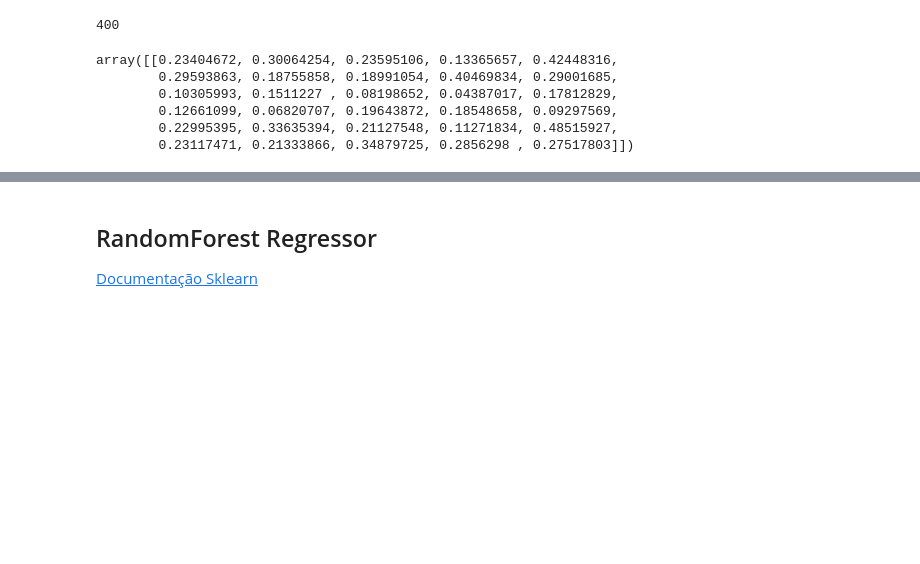
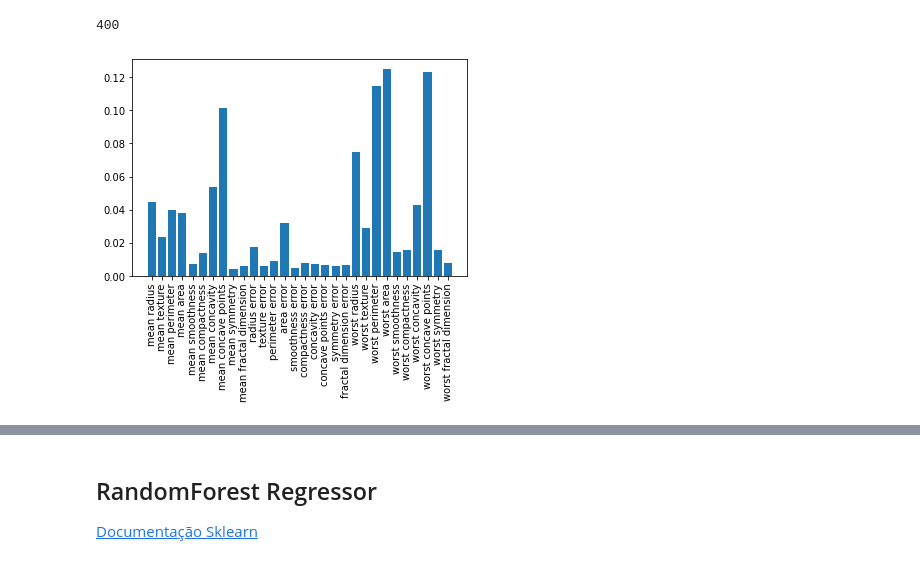
Before and after one commit to aulas-e-palestras/bsbr-modernos, a Jupyter notebook: notebooks/ensemble_methods_bagging.ipynb, the cells around one changed output, grey strips where cells are left out. Saved outputs shown, nothing was run; the diff lists cells and outputs as text; code cells hidden in the pictures; blank space fills up the shorter version.

```diff
--- a/notebooks/ensemble_methods_bagging.ipynb
+++ b/notebooks/ensemble_methods_bagging.ipynb
@@ -224,13 +238,8 @@ pipe_rf.named_steps['randomforestclassifier'].estimators_[:10]
 len(pipe_rf.named_steps['randomforestclassifier'].estimators_)
 # %% [output]
 400
-# %%
-x_test_scaled = pipe_rf.named_steps['minmaxscaler'].transform([x_test.iloc[0].values])
-x_test_scaled
-# %% [output]
-array([[0.23404672, 0.30064254, 0.23595106, 0.13365657, 0.42448316,
-        0.29593863, 0.18755858, 0.18991054, 0.40469834, 0.29001685,
-        0.10305993, 0.1511227 , 0.08198652, 0.04387017, 0.17812829,
-        0.12661099, 0.06820707, 0.19643872, 0.18548658, 0.09297569,
-        0.22995395, 0.33635394, 0.21127548, 0.11271834, 0.48515927,
-        0.23117471, 0.21333866, 0.34879725, 0.2856298 , 0.27517803]])
+# %%
+plt.bar(x=pipe_rf.feature_names_in_,height = pipe_rf.named_steps['randomforestclassifier'].feature_importances_)
+plt.xticks(rotation=90);
+# %% [output]
+[figure, added]
```
Also changed, not shown: parts of 7 cells of this notebook, 3 other files.
